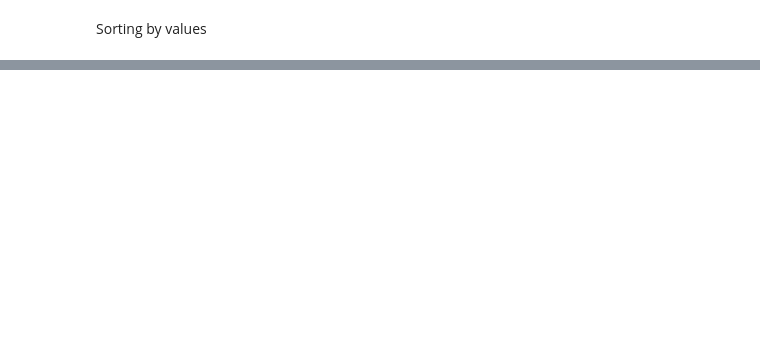
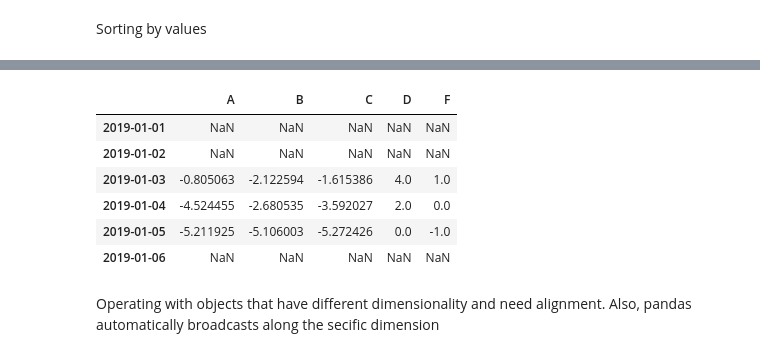
Before and after one commit to LesterYHZ/Python-100-Day-Practice, a Jupyter notebook: 18_Scientific-Computing/Pandas.ipynb, the cells around one changed output, grey strips where cells are left out. Saved outputs shown, nothing was run; the diff lists cells and outputs as text; code cells hidden in the pictures; blank space fills up the shorter version.

Commit message:
Updated Pandas

```diff
--- a/18_Scientific-Computing/Pandas.ipynb
+++ b/18_Scientific-Computing/Pandas.ipynb
@@ -187,0 +422,3 @@ df.sort_values(by="B")
+# %%
+s = pd.Series([1,3,5,np.nan,6,8],index=dates).shift(2)
+s
@@ -187,0 +433,12 @@ df.sort_values(by="B")
+# %%
+df.sub(s,axis="index")
+# %% [output]
+|  | A | B | C | D | F |
+| 2019-01-01 | NaN | NaN | NaN | NaN | NaN |
+| 2019-01-02 | NaN | NaN | NaN | NaN | NaN |
+| 2019-01-03 | -0.805063 | -2.122594 | -1.615386 | 4.0 | 1.0 |
+| 2019-01-04 | -4.524455 | -2.680535 | -3.592027 | 2.0 | 0.0 |
+| 2019-01-05 | -5.211925 | -5.106003 | -5.272426 | 0.0 | -1.0 |
+| 2019-01-06 | NaN | NaN | NaN | NaN | NaN |
+# %% [markdown]
+Operating with objects that have different dimensionality and need alignment. Also, pandas automatically broadcasts along the secific dimension
```
Also changed, not shown: parts of 44 cells of this notebook.
